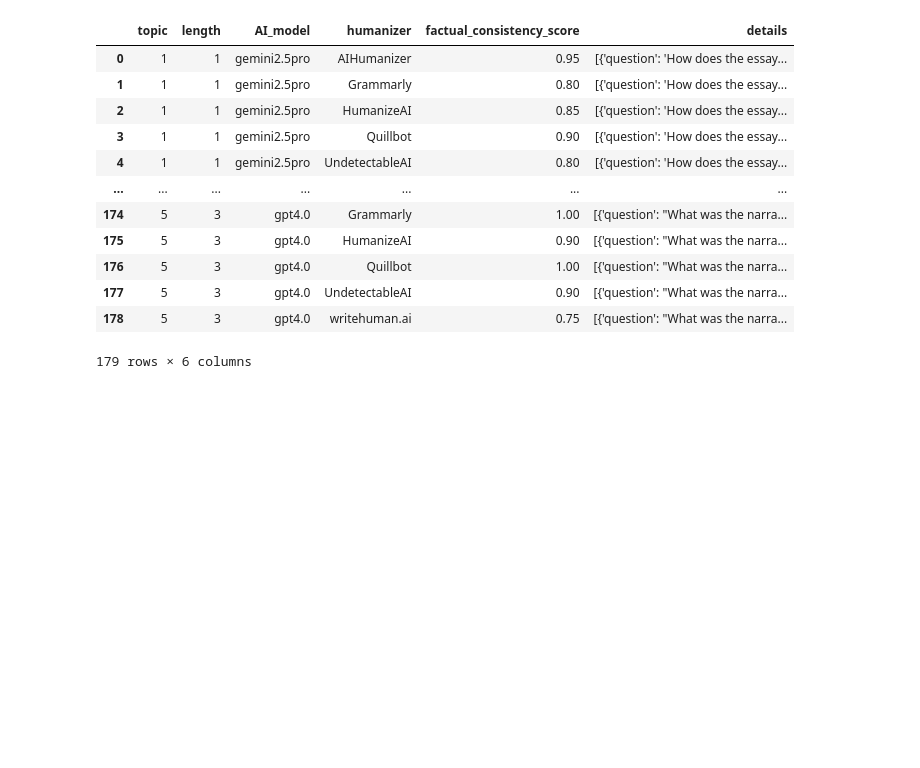
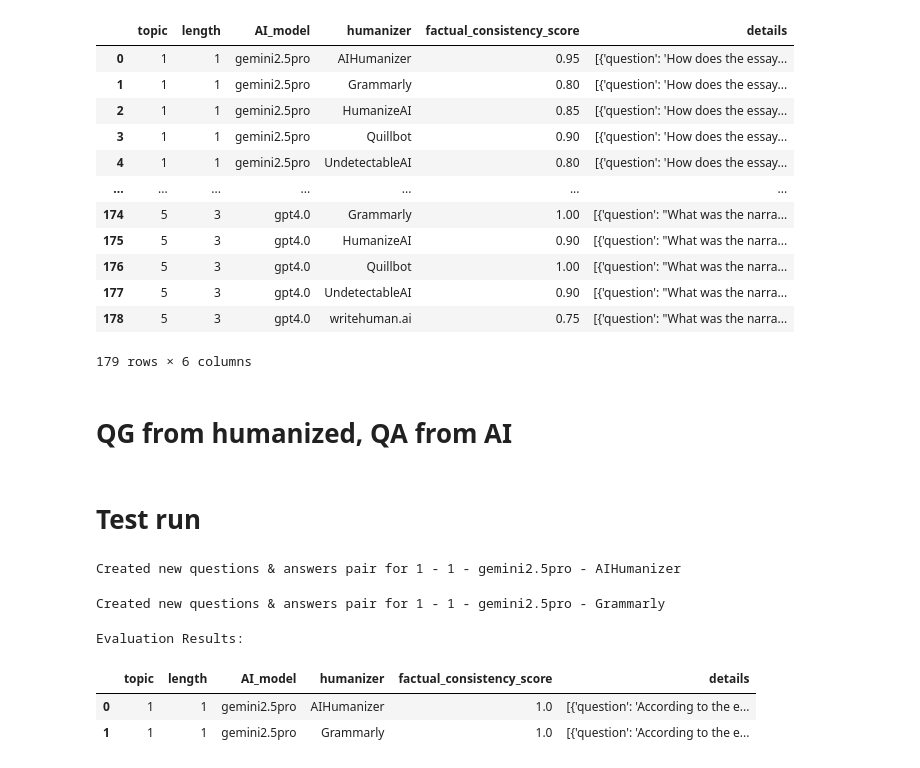
Before and after one commit to warit-tee/FYP, a Jupyter notebook: factual/fact.ipynb, the cells around one changed output. Saved outputs shown, nothing was run; the diff lists cells and outputs as text; code cells hidden in the pictures; blank space fills up the shorter version.

```diff
--- a/factual/fact.ipynb
+++ b/factual/fact.ipynb
@@ -347,3 +347,5 @@ display(results_df)
 | 177 | 5 | 3 | gpt4.0 | UndetectableAI | 0.90 | [{'question': "What was the narra... |
 | 178 | 5 | 3 | gpt4.0 | writehuman.ai | 0.75 | [{'question': "What was the narra... |
 179 rows × 6 columns
+# %% [markdown]
+# QG from humanized, QA from AI
@@ -349,0 +459,38 @@ display(results_df)
+# %% [markdown]
+# Test run
+# %%
+# Test run
+df_temp = df.head(2).copy() # Process first 2 rows for testing
+output_results = []
+processed_humanized_essays = dict()
+
+for index, row in tqdm(df_temp.iterrows(), total=len(df_temp)):
+    ai = row['AI_essay']
+    humanized = row['humanized_essay']
+    if humanized in processed_humanized_essays:
+        qa_pairs = processed_humanized_essays[humanized]
+    else:
+        qa_pairs = generate_questions_from_original(humanized, num_questions=3)
+        processed_humanized_essays[humanized] = qa_pairs
+        print(f"Created new questions & answers pair for {row['length']} - {row['topic']} - {row['AI_model']} - {row['humanizer']}")
+
+    score, details = check_factual_score_for_row(qa_pairs, ai)
+
+    output_results.append({
+        "topic": row['topic'],
+        "length": row['length'],
+        "AI_model": row['AI_model'],
+        "humanizer": row['humanizer'],
+        "factual_consistency_score": score,
+        "details": details
+    })
+results_df = pd.DataFrame(output_results)
+print("\nEvaluation Results:")
+display(results_df)
+# %% [output]
+Created new questions & answers pair for 1 - 1 - gemini2.5pro - AIHumanizer
+Created new questions & answers pair for 1 - 1 - gemini2.5pro - Grammarly
+Evaluation Results:
+|  | topic | length | AI_model | humanizer | factual_consistency_score | details |
+| 0 | 1 | 1 | gemini2.5pro | AIHumanizer | 1.0 | [{'question': 'According to the e... |
+| 1 | 1 | 1 | gemini2.5pro | Grammarly | 1.0 | [{'question': 'According to the e... |
```
Also changed, not shown: parts of 6 cells of this notebook, 1 other file.
